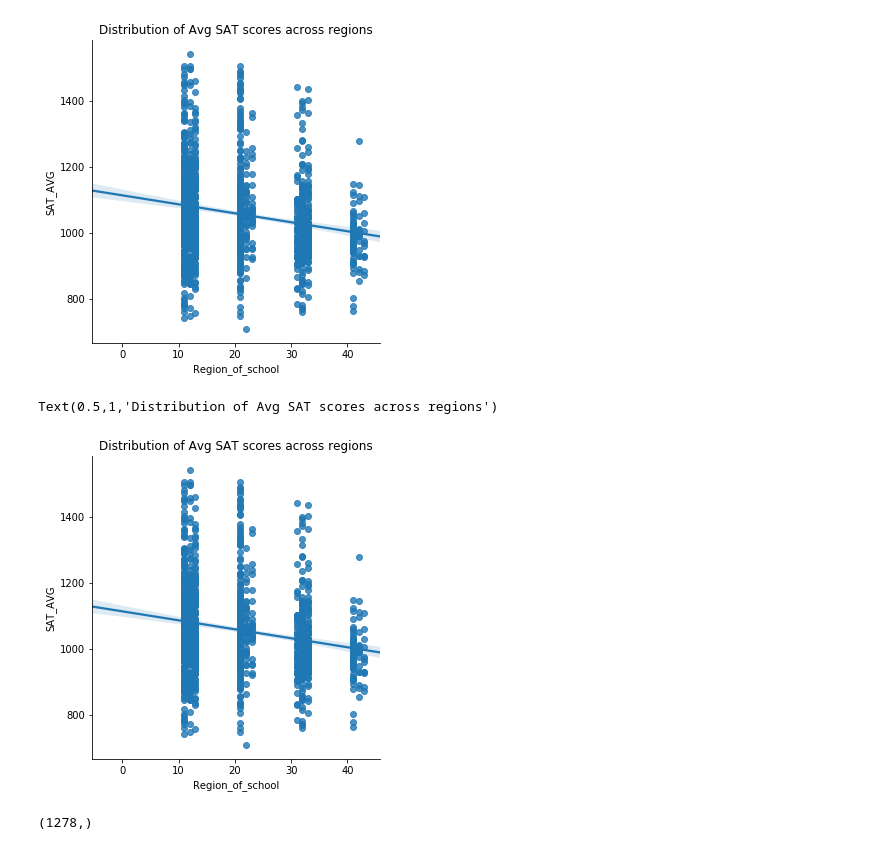
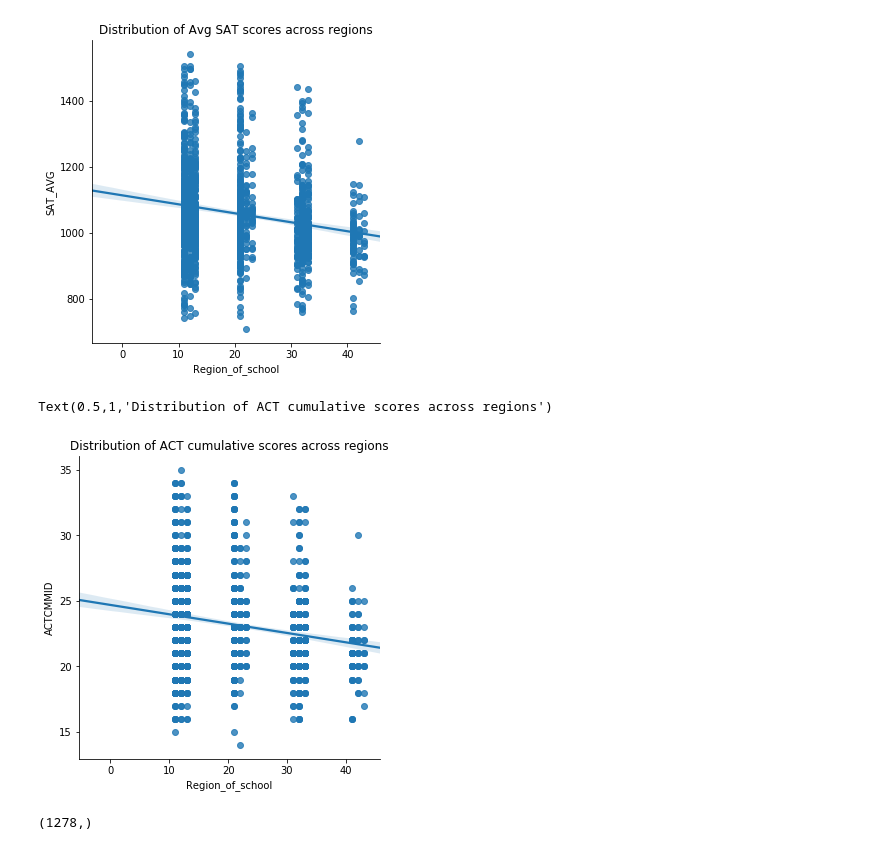
Before and after one commit to mparayil/Scorecard-Analysis, a Jupyter notebook: SAT & Scorecard analysis.ipynb, the cells around one changed output. Drawn from its saved outputs; the diff is of its cells as text; code cells hidden in the pictures.

```diff
--- a/SAT & Scorecard analysis.ipynb
+++ b/SAT & Scorecard analysis.ipynb
@@ -234,12 +242,12 @@ ax.set_title("Distribution of Avg SAT scores across regions")
 Text(0.5,1,'Distribution of Avg SAT scores across regions')
 [figure]
 # %%
-sns.lmplot(x='Region_of_school', y='SAT_AVG', data=new_comb)
+sns.lmplot(x='Region_of_school', y='ACTCMMID', data=new_comb)
 ax = plt.gca()
-ax.set_title("Distribution of Avg SAT scores across regions")
+ax.set_title("Distribution of ACT cumulative scores across regions")
 # %% [output]
-Text(0.5,1,'Distribution of Avg SAT scores across regions')
+Text(0.5,1,'Distribution of ACT cumulative scores across regions')
-[figure, old version]
+[figure, new version]
 # %%
 new_comb['SAT_AVG'].dropna().shape
 # %% [output]
```
Also changed, not shown: parts of 10 cells of this notebook.
